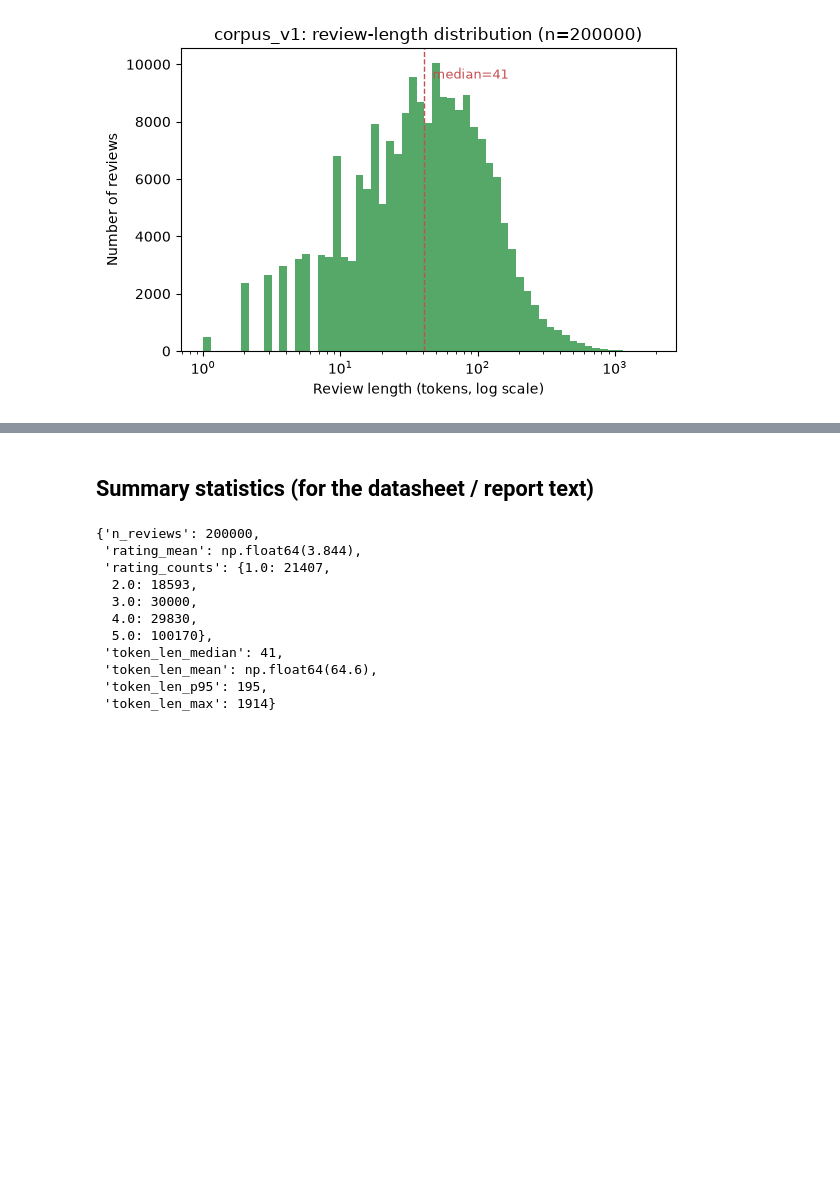
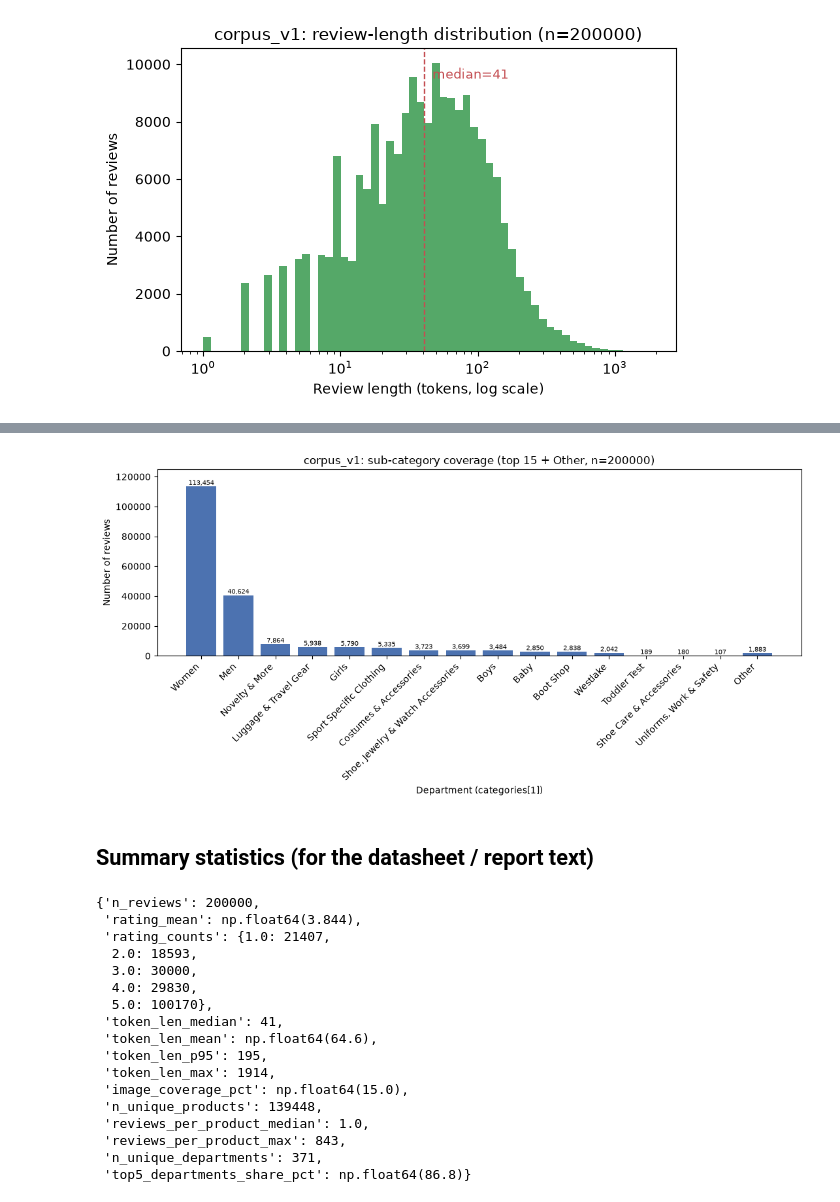
Before and after one commit to VoidZai/Multimodal-Review-Analysis, a Jupyter notebook: notebooks/01_eda.ipynb, the cells around one changed output, grey strips where cells are left out. Saved outputs shown, nothing was run; the diff lists cells and outputs as text; code cells hidden in the pictures; blank space fills up the shorter version.

```diff
--- a/notebooks/01_eda.ipynb
+++ b/notebooks/01_eda.ipynb
@@ -90,3 +155,29 @@ plt.show()
+# %%
+def department(categories) -> str | None:
+    return categories[1] if len(categories) > 1 else None
+
+dept = corpus["categories"].map(department)
+top_n = 15
+top_depts = dept.value_counts().head(top_n)
+other_count = len(corpus) - top_depts.sum()
+
+plot_counts = pd.concat([top_depts, pd.Series({"Other": other_count})])
+
+fig, ax = plt.subplots(figsize=(11, 5.5))
+ax.bar(range(len(plot_counts)), plot_counts.values, color="#4C72B0")
+ax.set_xticks(range(len(plot_counts)))
+ax.set_xticklabels(plot_counts.index, rotation=45, ha="right")
+ax.set_xlabel("Department (categories[1])")
+ax.set_ylabel("Number of reviews")
+ax.set_title(f"corpus_v1: sub-category coverage (top {top_n} + Other, n={len(corpus)})")
+ax.set_ylim(0, plot_counts.max() * 1.1)
+for i, v in enumerate(plot_counts.values):
+    ax.text(i, v, f"{v:,}", ha="center", va="bottom", fontsize=7)
+fig.tight_layout()
+fig.savefig("../reports/figures/eda_subcategory_coverage.png", dpi=150)
+plt.show()
+# %% [output]
+[figure, added]
 # %% [markdown]
 ## Summary statistics (for the datasheet / report text)
 # %%
@@ -98,6 +189,12 @@ summary = {
     "token_len_mean": round(corpus["token_len"].mean(), 1),
     "token_len_p95": int(corpus["token_len"].quantile(0.95)),
     "token_len_max": int(corpus["token_len"].max()),
+    "image_coverage_pct": round(100 * corpus["has_image"].mean(), 2),
+    "n_unique_products": int(corpus["parent_asin"].nunique()),
+    "reviews_per_product_median": float(reviews_per_product.median()),
+    "reviews_per_product_max": int(reviews_per_product.max()),
+    "n_unique_departments": int(dept.nunique()),
+    "top5_departments_share_pct": round(100 * dept.value_counts().head(5).sum() / len(corpus), 1),
 }
 summary
 # %% [output]
@@ -111,4 +208,10 @@ summary
  'token_len_median': 41,
  'token_len_mean': np.float64(64.6),
  'token_len_p95': 195,
- 'token_len_max': 1914}
+ 'token_len_max': 1914,
+ 'image_coverage_pct': np.float64(15.0),
+ 'n_unique_products': 139448,
+ 'reviews_per_product_median': 1.0,
+ 'reviews_per_product_max': 843,
+ 'n_unique_departments': 371,
+ 'top5_departments_share_pct': np.float64(86.8)}
```
Also changed, not shown: parts of 5 cells of this notebook, 5 other files.
